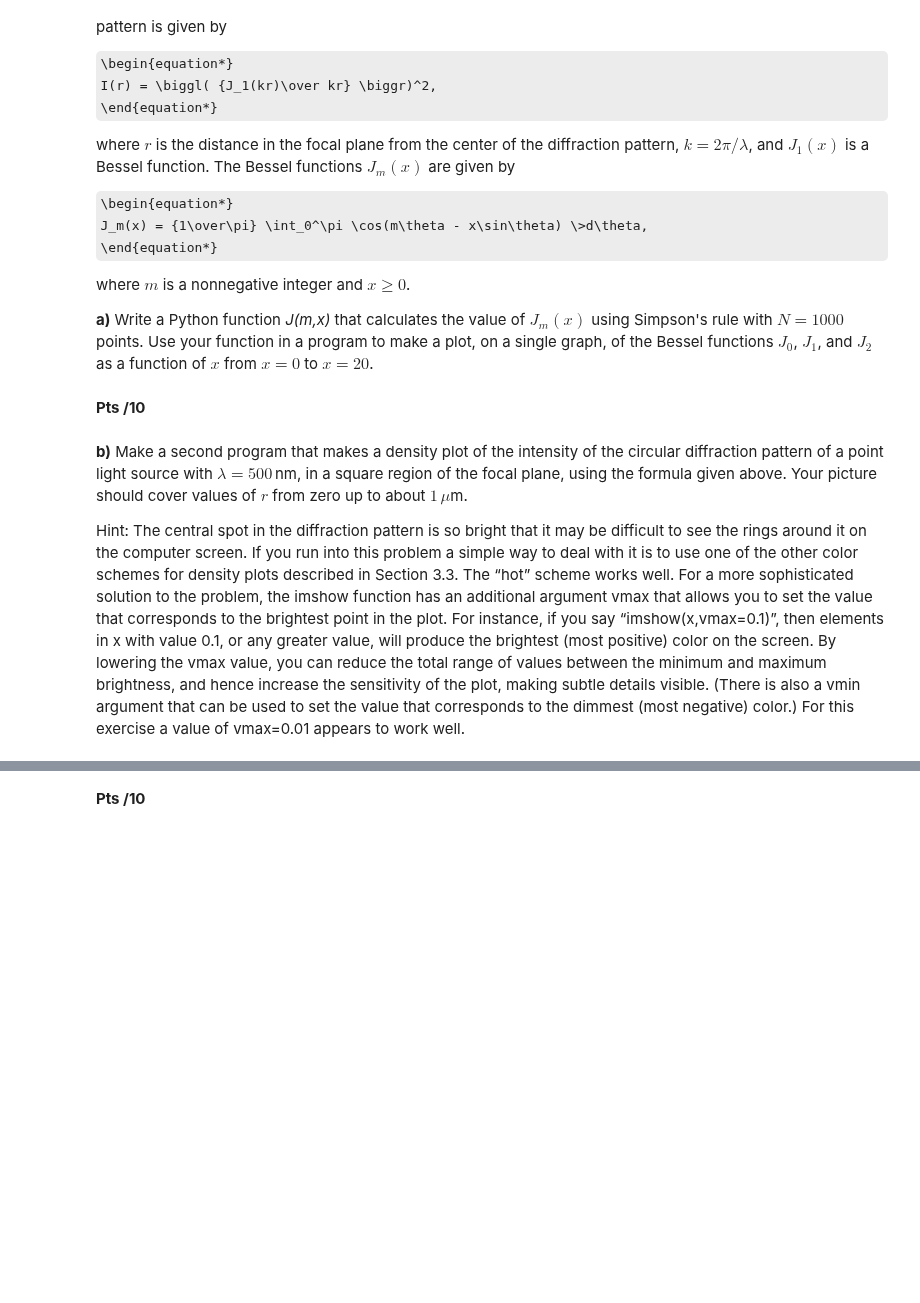
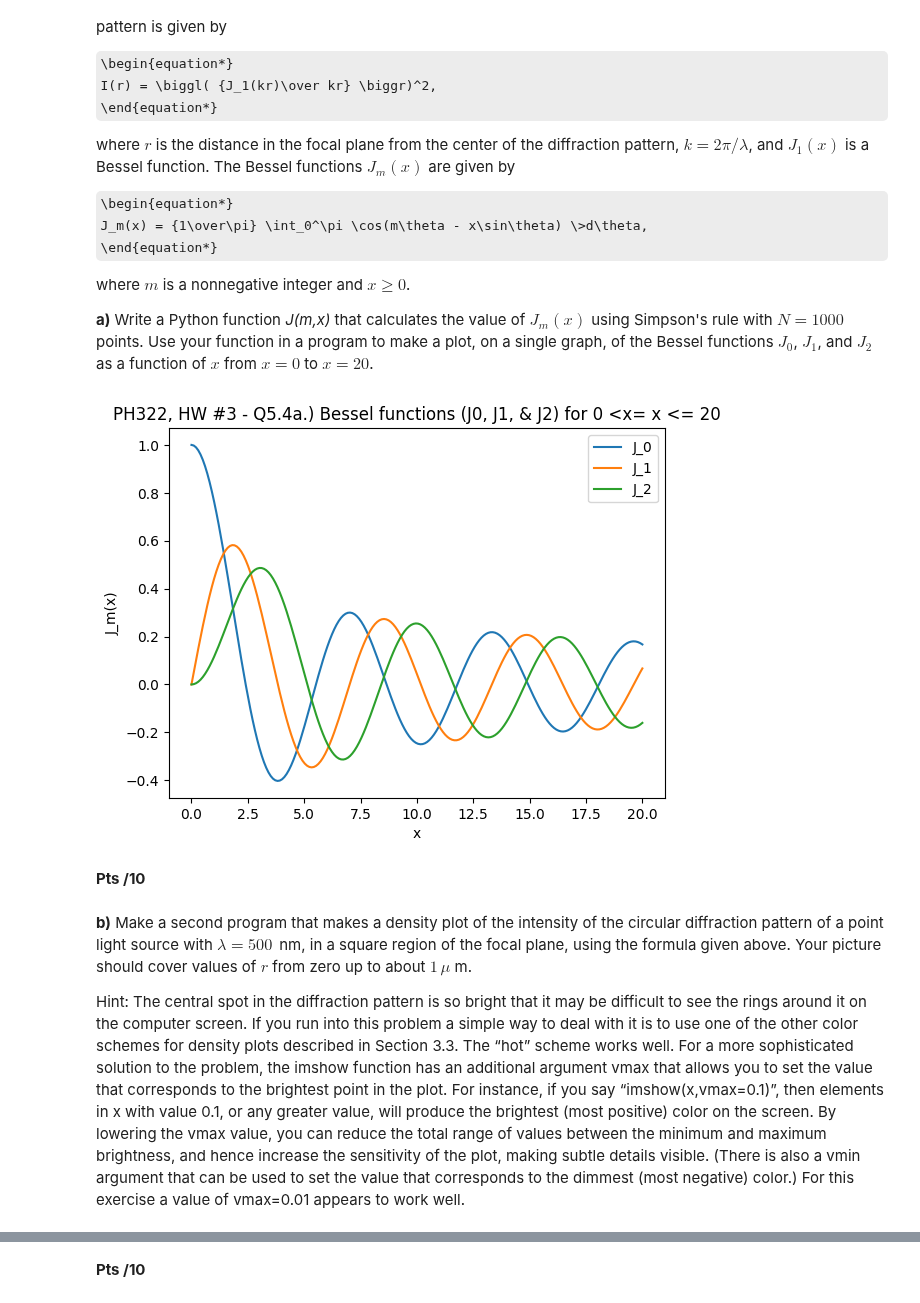
Before and after one commit to DebuggerDan/ph322-computational-physics-sp23, a Jupyter notebook: hw3_notebook_2023_revised.ipynb, the cells around one changed output, grey strips where cells are left out. Drawn from its saved outputs; the diff is of its cells as text; code cells hidden in the pictures; some formulas as TeX source; blank space fills up the shorter version.

```diff
--- a/hw3_notebook_2023_revised.ipynb
+++ b/hw3_notebook_2023_revised.ipynb
@@ -395,11 +393,67 @@ where $m$ is a nonnegative integer and $x\ge0$.
+# %%
+#### PH 322 - HW #3, Q5.4a) - Dan Jang
+### Credits to ChatGPT for math-code implementation & plotting help
+
+## Libraries
+import numpy as np
+import matplotlib.pyplot as plt
+
+# Define the function to integrate
+def J(m, x):
+    f = lambda t: np.cos(m * t - x * np.sin(t))
+    return simpsons_rule_integration(f, 0, np.pi, 1000) / np.pi
+
+# Define the Simpson's rule integration function
+def simpsons_rule_integration(f, a, b, n):
+    if n % 2 == 1:
+        raise ValueError("The number of slices must be even for Simpson's rule.")
+    h = (b - a) / n
+    x = np.linspace(a, b, n + 1)
+    y = f(x)
+    return h / 3 * (y[0] + y[-1] + 2 * np.sum(y[2:-1:2]) +
+                    4 * np.sum(y[1:-1:2]))
+
+def main():
+    ## Constants
+    lambda_val = 1.0
+    k = 2 * np.pi / lambda_val
+    r = 1.0
+
+    # Define the function I(r)
+    def I(r, k):
+        return (J(1, k * r) / (k * r))**2
+
+
+    # Create a range of values for x
+    x_values = np.linspace(0, 20, 200)
+
+    # Calculate the values of J_0, J_1, and J_2 for each value of x
+    J_0_values = [J(0, x) for x in x_values]
+    J_1_values = [J(1, x) for x in x_values]
+    J_2_values = [J(2, x) for x in x_values]
+
+    # Plot the results
+    plt.plot(x_values, J_0_values, label="J_0")
+    plt.plot(x_values, J_1_values, label="J_1")
+    plt.plot(x_values, J_2_values, label="J_2")
+    plt.xlabel("x")
+    plt.ylabel("J_m(x)")
+    plt.title("PH322, HW #3 - Q5.4a.) Bessel functions (J0, J1, & J2) for 0 <x= x <= 20")
+    plt.legend()
+    plt.show()
+
+if __name__ == "__main__":
+    main()
+# %% [output]
+[figure, added]
 # %% [markdown]
 **Pts /10**
 # %% [markdown]
 **b)** Make a second program that makes a density plot of the intensity of
   the circular diffraction pattern of a point light source with
-  $\lambda=500\,$nm, in a square region of the focal plane, using the
+  $\lambda=500\,$ nm, in a square region of the focal plane, using the
   formula given above.  Your picture should cover values of $r$ from zero
-  up to about $1\,\mu$m.
+  up to about $1\,\mu$ m.
 
 Hint: The central spot in the
 diffraction pattern is so bright that it may be difficult to see the rings around it on the computer
```
Also changed, not shown: parts of 3 cells of this notebook.
